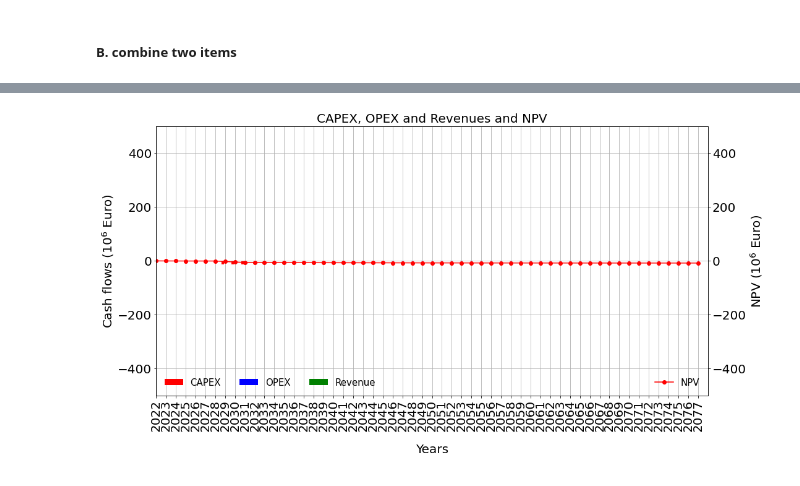
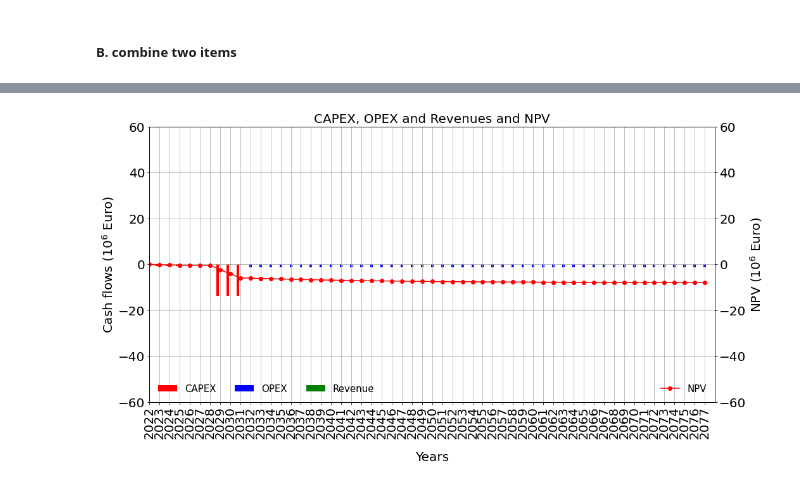
Before and after one commit to VanOord/OpenSCSim, a Jupyter notebook: From XLS to cashflow.ipynb, the cells around one changed output, grey strips where cells are left out. Cells and saved outputs as stored; diff of their text form; code cells hidden in the pictures.

```diff
--- a/From XLS to cashflow.ipynb
+++ b/From XLS to cashflow.ipynb
@@ -141,4 +99,5 @@ See the caveats in the documentation: https://pandas.pydata.org/pandas-docs/stab
 # %%
-create_npv_plot(df_npv_combined, cash_flow_lims=[-500,500], npv_lims=[-500,500])
+lims=[-60,60]
+create_npv_plot(df_npv_combined, cash_flow_lims=lims, npv_lims=lims)
 # %% [output]
-[figure, old version]
+[figure, new version]
```
Also changed, not shown: parts of 8 cells of this notebook, 1 other file.
